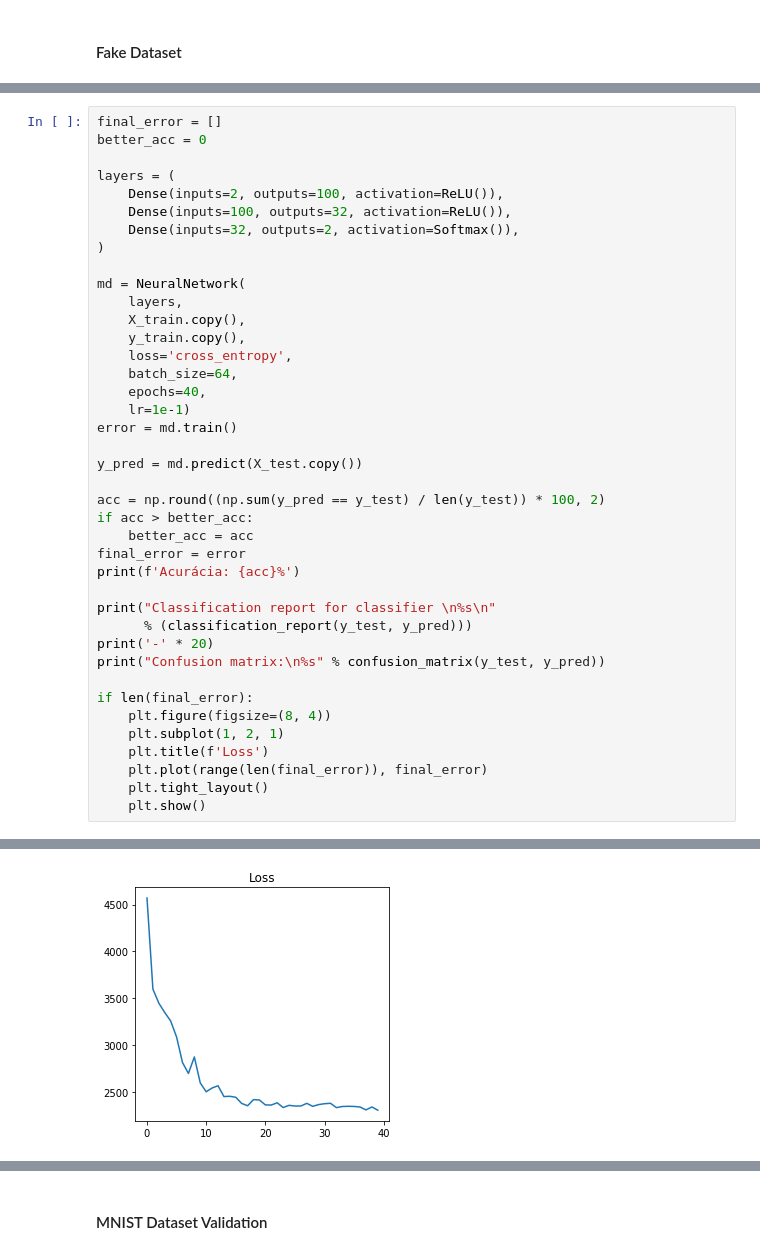
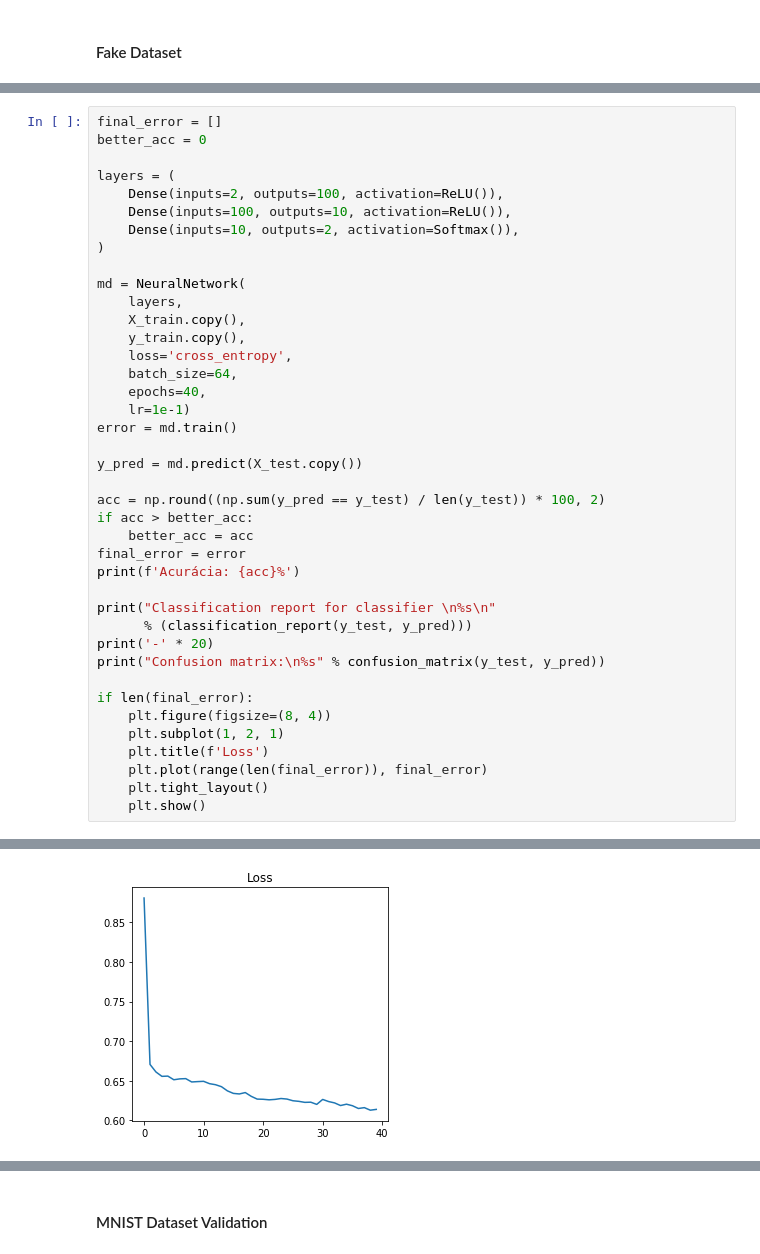
Before and after one commit to rdenadai/AI-Study-Notebooks, a Jupyter notebook: notebooks/NeuralNetwork_MNIST_VAL.ipynb, the cells around one changed output, grey strips where cells are left out. Cells and saved outputs as stored; diff of their text form.

```diff
--- a/notebooks/NeuralNetwork_MNIST_VAL.ipynb
+++ b/notebooks/NeuralNetwork_MNIST_VAL.ipynb
@@ -38,8 +38,8 @@ better_acc = 0
 
 layers = (
     Dense(inputs=2, outputs=100, activation=ReLU()),
-    Dense(inputs=100, outputs=32, activation=ReLU()),
-    Dense(inputs=32, outputs=2, activation=Softmax()),
+    Dense(inputs=100, outputs=10, activation=ReLU()),
+    Dense(inputs=10, outputs=2, activation=Softmax()),
 )
 
 md = NeuralNetwork(
@@ -92,4 +93,4 @@ Confusion matrix:
-[figure, old version]
+[figure, new version]
 # %%
 classifier = MLPClassifier(
     max_iter=80,
```
Also changed, not shown: parts of 3 cells of this notebook, 1 other file.
